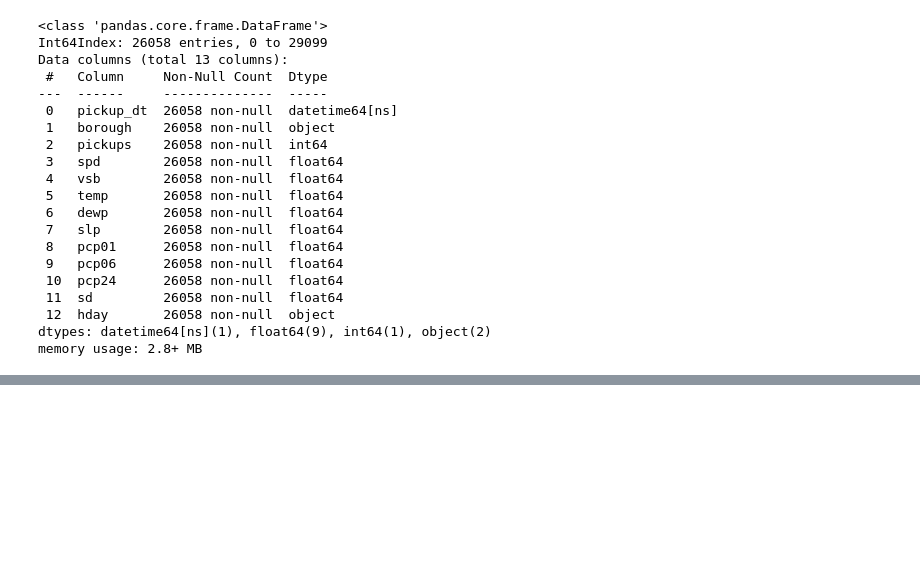
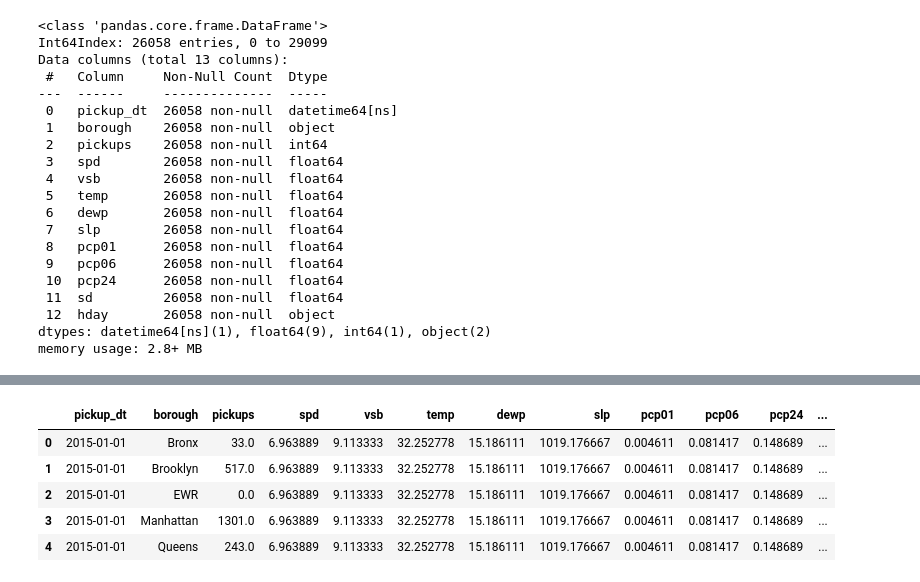
Before and after one commit to Jherza-X/Project1-Group9, a Jupyter notebook: Uber-Weather-Project/project-1 - data_cleaning.ipynb, the cells around one changed output, grey strips where cells are left out. Saved outputs shown, nothing was run; the diff lists cells and outputs as text; code cells hidden in the pictures; blank space fills up the shorter version.

```diff
--- a/Uber-Weather-Project/project-1 - data_cleaning.ipynb
+++ b/Uber-Weather-Project/project-1 - data_cleaning.ipynb
@@ -165,2 +239,16 @@ new_data
+# %%
+# Create columns for hours and months
+result_df['pickup_dt'] = result_df['pickup_dt'].astype('datetime64')
+result_df['hour'] = result_df['pickup_dt'].dt.hour
+result_df['month'] = result_df['pickup_dt'].dt.month
+result_df['month'] = result_df['month'].replace({1: 'January', 2: 'February', 3: 'March', 4: 'April', 5: 'May', 6: 'June'})
+result_df.head()
+# %% [output]
+|  | pickup_dt | borough | pickups | spd | vsb | temp | dewp | slp | pcp01 | pcp06 | pcp24 | ... |
+| 0 | 2015-01-01 | Bronx | 33.0 | 6.963889 | 9.113333 | 32.252778 | 15.186111 | 1019.176667 | 0.004611 | 0.081417 | 0.148689 | ... |
+| 1 | 2015-01-01 | Brooklyn | 517.0 | 6.963889 | 9.113333 | 32.252778 | 15.186111 | 1019.176667 | 0.004611 | 0.081417 | 0.148689 | ... |
+| 2 | 2015-01-01 | EWR | 0.0 | 6.963889 | 9.113333 | 32.252778 | 15.186111 | 1019.176667 | 0.004611 | 0.081417 | 0.148689 | ... |
+| 3 | 2015-01-01 | Manhattan | 1301.0 | 6.963889 | 9.113333 | 32.252778 | 15.186111 | 1019.176667 | 0.004611 | 0.081417 | 0.148689 | ... |
+| 4 | 2015-01-01 | Queens | 243.0 | 6.963889 | 9.113333 | 32.252778 | 15.186111 | 1019.176667 | 0.004611 | 0.081417 | 0.148689 | ... |
 # %%
 # Create a clean Data Frame
```
Also changed, not shown: parts of 9 cells of this notebook.
